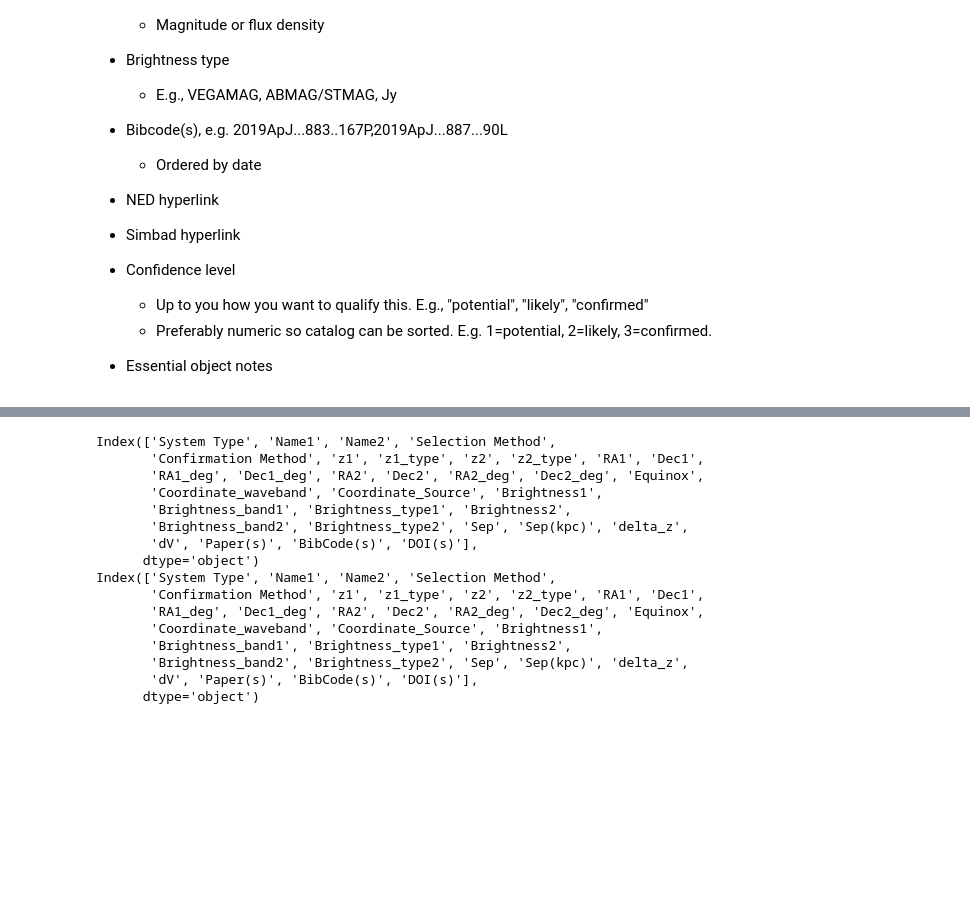
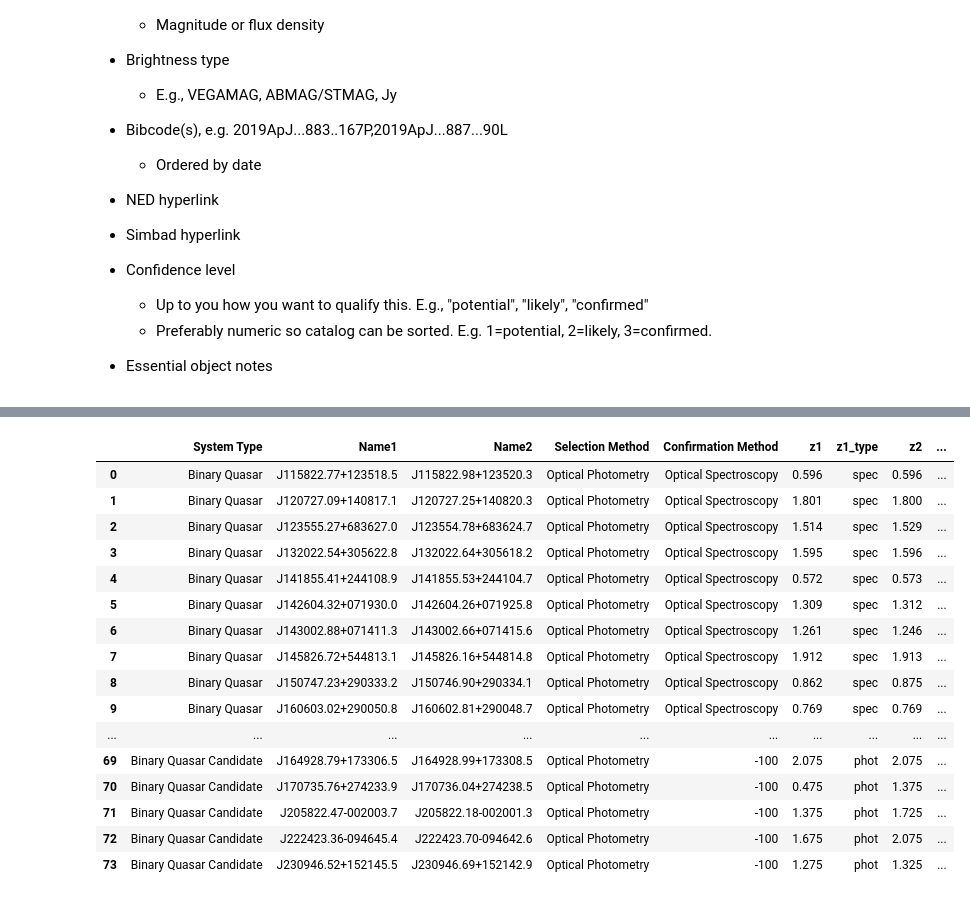
Before and after one commit to thatastroguy/thebigmac, a Jupyter notebook: WMAGN_catalog_formatting_quasar_pairs_DR1.ipynb, the cells around one changed output, grey strips where cells are left out. Drawn from its saved outputs; the diff is of its cells as text; code cells hidden in the pictures; blank space fills up the shorter version.

```diff
--- a/WMAGN_catalog_formatting_quasar_pairs_DR1.ipynb
+++ b/WMAGN_catalog_formatting_quasar_pairs_DR1.ipynb
@@ -474,7 +689,7 @@ hennawi2010
 # %%
 # Here we're loading in the catalog(s) from Myers+2007:
 
-myers2007 = ((Table.read('Myers_2007/table1.dat', readme = 'Myers_2007/ReadMe', format='ascii.cds')).to_pandas()).drop(columns=['SDSSa','SDSSb'])
+myers2007 = ((Table.read('Tables/Myers_2007/table1.dat', readme = 'Tables/Myers_2007/ReadMe', format='ascii.cds')).to_pandas()).drop(columns=['SDSSa','SDSSb'])
 # I've edited the ReadMe to remove the duplicate columns '---' which just contain the string 'SDSS' for each row
 # They load in as SDSSa and SDSSb now, and they are immediately dropped from the dataframe (above).
 
@@ -592,19 +807,19 @@ myers2007['PairID'] = myers2007.index
 # %%
 # Here we're loading in the catalog(s) from Myers+2008:
 
-myers2008_t1 = ((Table.read('Myers_2008/table1.dat', readme = 'Myers_2008/ReadMe', format='ascii.cds')).to_pandas()).drop(columns=['---'])
+myers2008_t1 = ((Table.read('Tables/Myers2008/table1.dat', readme = 'Tables/Myers2008/ReadMe', format='ascii.cds')).to_pandas()).drop(columns=['---'])
 # Table 1 contains DR4 KDE candidate binaries for which only one member has been observed to date
 
-myers2008_t2 = ((Table.read('Myers_2008/table2.dat', readme = 'Myers_2008/ReadMe', format='ascii.cds')).to_pandas()).drop(columns=['---'])
+myers2008_t2 = ((Table.read('Tables/Myers2008/table2.dat', readme = 'Tables/Myers2008/ReadMe', format='ascii.cds')).to_pandas()).drop(columns=['---'])
 # Table 2 contains confirmed binary quasars from DR4 KDE candidate sample
 
-myers2008_t3 = (Table.read('Myers_2008/table3.dat', readme = 'Myers_2008/ReadMe', format='ascii.cds')).to_pandas()
+myers2008_t3 = (Table.read('Tables/Myers2008/table3.dat', readme = 'Tables/Myers2008/ReadMe', format='ascii.cds')).to_pandas()
 # Table 3 contains the 10 projected pairs from the DR4 KDE candidate sample
 
-myers2008_t4 = ((Table.read('Myers_2008/table4.dat', readme = 'Myers_2008/ReadMe', format='ascii.cds')).to_pandas()).drop(columns=['---'])
+myers2008_t4 = ((Table.read('Tables/Myers2008/table4.dat', readme = 'Tables/Myers2008/ReadMe', format='ascii.cds')).to_pandas()).drop(columns=['---'])
 # Table 4 contains ambiguous pairs in the DR4 KDE binary quasar candidate sample
 
-myers2008_t5 = (Table.read('Myers_2008/table5.dat', readme = 'Myers_2008/ReadMe', format='ascii.cds')).to_pandas()
+myers2008_t5 = (Table.read('Tables/Myers2008/table5.dat', readme = 'Tables/Myers2008/ReadMe', format='ascii.cds')).to_pandas()#.drop(columns=['---'])
 # Table 5 contains previously identified DR4 KDE binary quasar candidates with 3''<theta<6'' separations.
 
 # Now breaking this table into different tables to make removing sources easier...
@@ -958,9 +1173,9 @@ myers_master_phot.loc[myers_master_phot.SDSS2=='J162848.06+413043.1', 'DOI(s)']
 myers_master_phot.loc[myers_master_phot.SDSS2=='J162848.06+413043.1', 'Notes'] = 'Spec-z from Myers+2008. Spectroscopic follow-up is required.'
 # %%
 # Now constructing the remaining columns for delta_z and dV for the spec pairs...
-myers_master_spec['delta_z'] = myers_master_spec['z1']-myers_master_spec['z2']
+#myers_master_spec['delta_z'] = myers_master_spec['z1']-myers_master_spec['z2']
 myers_master_spec['dV'] = (2.99e+5)*((1+myers_master_spec['z1'])**2 - (1+myers_master_spec['z2'])**2)/((1+myers_master_spec['z1'])**2+(1+myers_master_spec['z2'])**2)
-myers_master_spec['Sep(kpc)'] = myers_master_spec['Delta']*((cosmo.arcsec_per_kpc_proper(myers_master_spec['z1']))**(-1))
+#myers_master_spec['Sep(kpc)'] = myers_master_spec['Delta']*((cosmo.arcsec_per_kpc_proper(myers_master_spec['z1']))**(-1))
 
 # Now renaming / rearranging columns for these two tables (to make concatenation easier later on...)
 
@@ -969,14 +1184,14 @@ myers_master_spec = myers_master_spec[['System Type','SDSS1','SDSS2','Selection
                                        'z1','z1_type','z2','z2_type','RA1','Dec1','RA1_deg','Dec1_deg','RA2',\
                                        'Dec2','RA2_deg','Dec2_deg','Equinox','Coordinate_waveband',\
                                        'Coordinate_Source','gmag1','Brightness_band1','Brightness_type1','gmag2',\
-                                       'Brightness_band2','Brightness_type2','Delta','Sep(kpc)','delta_z','dV',\
+                                       'Brightness_band2','Brightness_type2','Delta','dV',\
                                        'Paper(s)','BibCode(s)','DOI(s)','Notes']]
 
 myers_master_spec.columns=['System Type','Name1','Name2','Selection Method','Confirmation Method',\
                            'z1','z1_type','z2','z2_type','RA1','Dec1','RA1_deg','Dec1_deg','RA2',\
                            'Dec2','RA2_deg','Dec2_deg','Equinox','Coordinate_waveband',\
                            'Coordinate_Source','Brightness1','Brightness_band1','Brightness_type1','Brightness2',\
-                           'Brightness_band2','Brightness_type2','Sep','Sep(kpc)','delta_z','dV',\
+                           'Brightness_band2','Brightness_type2','Sep','dV',\
                            'Paper(s)','BibCode(s)','DOI(s)','Notes']
 
 # Now the phot table
@@ -1416,20 +1218,0 @@ kirktyt_master
-# %%
-print(hennawi2006.columns)
-print(kirktyt_master.columns)
-# %% [output]
-Index(['System Type', 'Name1', 'Name2', 'Selection Method',
-       'Confirmation Method', 'z1', 'z1_type', 'z2', 'z2_type', 'RA1', 'Dec1',
-       'RA1_deg', 'Dec1_deg', 'RA2', 'Dec2', 'RA2_deg', 'Dec2_deg', 'Equinox',
-       'Coordinate_waveband', 'Coordinate_Source', 'Brightness1',
-       'Brightness_band1', 'Brightness_type1', 'Brightness2',
-       'Brightness_band2', 'Brightness_type2', 'Sep', 'Sep(kpc)', 'delta_z',
-       'dV', 'Paper(s)', 'BibCode(s)', 'DOI(s)'],
-      dtype='object')
-Index(['System Type', 'Name1', 'Name2', 'Selection Method',
-       'Confirmation Method', 'z1', 'z1_type', 'z2', 'z2_type', 'RA1', 'Dec1',
-       'RA1_deg', 'Dec1_deg', 'RA2', 'Dec2', 'RA2_deg', 'Dec2_deg', 'Equinox',
-       'Coordinate_waveband', 'Coordinate_Source', 'Brightness1',
-       'Brightness_band1', 'Brightness_type1', 'Brightness2',
-       'Brightness_band2', 'Brightness_type2', 'Sep', 'Sep(kpc)', 'delta_z',
-       'dV', 'Paper(s)', 'BibCode(s)', 'DOI(s)'],
-      dtype='object')
@@ -1441,0 +1219,22 @@ hennkirktyt = (pd.concat(frames)).reset_index(drop=True) # Concatenating the tab
+# %%
+myers_master_table = pd.concat([myers_master_spec,myers_master_phot]).reset_index(drop=True)
+
+myers_master_table
+# %% [output]
+|  | System Type | Name1 | Name2 | Selection Method | Confirmation Method | z1 | z1_type | z2 | ... |
+| 0 | Binary Quasar | J115822.77+123518.5 | J115822.98+123520.3 | Optical Photometry | Optical Spectroscopy | 0.596 | spec | 0.596 | ... |
+| 1 | Binary Quasar | J120727.09+140817.1 | J120727.25+140820.3 | Optical Photometry | Optical Spectroscopy | 1.801 | spec | 1.800 | ... |
+| 2 | Binary Quasar | J123555.27+683627.0 | J123554.78+683624.7 | Optical Photometry | Optical Spectroscopy | 1.514 | spec | 1.529 | ... |
+| 3 | Binary Quasar | J132022.54+305622.8 | J132022.64+305618.2 | Optical Photometry | Optical Spectroscopy | 1.595 | spec | 1.596 | ... |
+| 4 | Binary Quasar | J141855.41+244108.9 | J141855.53+244104.7 | Optical Photometry | Optical Spectroscopy | 0.572 | spec | 0.573 | ... |
+| 5 | Binary Quasar | J142604.32+071930.0 | J142604.26+071925.8 | Optical Photometry | Optical Spectroscopy | 1.309 | spec | 1.312 | ... |
+| 6 | Binary Quasar | J143002.88+071411.3 | J143002.66+071415.6 | Optical Photometry | Optical Spectroscopy | 1.261 | spec | 1.246 | ... |
+| 7 | Binary Quasar | J145826.72+544813.1 | J145826.16+544814.8 | Optical Photometry | Optical Spectroscopy | 1.912 | spec | 1.913 | ... |
+| 8 | Binary Quasar | J150747.23+290333.2 | J150746.90+290334.1 | Optical Photometry | Optical Spectroscopy | 0.862 | spec | 0.875 | ... |
+| 9 | Binary Quasar | J160603.02+290050.8 | J160602.81+290048.7 | Optical Photometry | Optical Spectroscopy | 0.769 | spec | 0.769 | ... |
+| ... | ... | ... | ... | ... | ... | ... | ... | ... | ... |
+| 69 | Binary Quasar Candidate | J164928.79+173306.5 | J164928.99+173308.5 | Optical Photometry | -100 | 2.075 | phot | 2.075 | ... |
+| 70 | Binary Quasar Candidate | J170735.76+274233.9 | J170736.04+274238.5 | Optical Photometry | -100 | 0.475 | phot | 1.375 | ... |
+| 71 | Binary Quasar Candidate | J205822.47-002003.7 | J205822.18-002001.3 | Optical Photometry | -100 | 1.375 | phot | 1.725 | ... |
+| 72 | Binary Quasar Candidate | J222423.36-094645.4 | J222423.70-094642.6 | Optical Photometry | -100 | 1.675 | phot | 2.075 | ... |
+| 73 | Binary Quasar Candidate | J230946.52+152145.5 | J230946.69+152142.9 | Optical Photometry | -100 | 1.275 | phot | 1.325 | ... |
```
Also changed, not shown: parts of 76 cells of this notebook, 1 other file.
